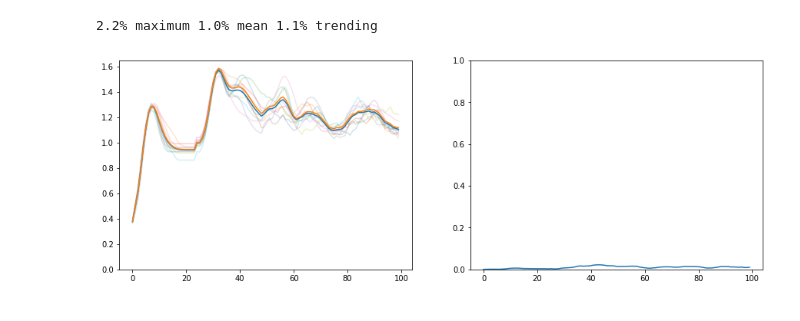
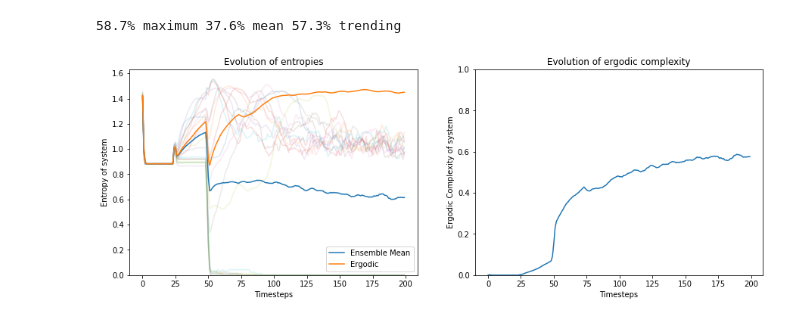
Before and after one commit to timjdavey/incoherence, a Jupyter notebook: notebooks/Analysis Daisyworld.ipynb, the cells around one changed output. Cells and saved outputs as stored; diff of their text form; code cells hidden in the pictures.

Commit message:
More tests of DaisyWorld

```diff
--- a/notebooks/Analysis Daisyworld.ipynb
+++ b/notebooks/Analysis Daisyworld.ipynb
@@ -104,0 +84,18 @@ worlds.plot()
+# %%
+complexities = {'mean': [], 'trend':[], 'max': []}
+luminosities = np.linspace(0.2, 1, 50)
+for lum in luminosities:
+    worlds = []
+    ensembles = 20
+    distance = 100
+    for w in range(ensembles):
+        worlds.append(DaisyWorld({
+        'white': {'albedo': 0.75, 'initial': np.random.uniform(0.05, 0.45)},
+        'black': {'albedo': 0.25, 'initial': np.random.uniform(0.05, 0.45)},
+        }, luminosity=lum, store=False))
+    analysis = DaisyWorldAnalysis(worlds, nbsetup.cp)
+    analysis.simulate(distance)
+    analysis.analyse()
+    complexities['mean'].append(analysis.complexity_mean)
+    complexities['trend'].append(analysis.complexity_trend)
+    complexities['max'].append(analysis.complexity_max)
@@ -105,18 +119,14 @@ worlds.plot()
 # %%
-
-creations = []
-ensembles = 10
+worlds = []
+ensembles = 20
+distance = 200
 for w in range(ensembles):
-    creations.append(DaisyWorld({
-    'white': {'albedo': 0.75, 'initial': 0.02},
-    'black': {'albedo': 0.25, 'initial': 0.02},
-    }, store=False))
-worlds = BasicDaisyWorldTimeSeries()
-worlds.worlds = creations
-worlds.simulate()
-worlds.analyse()
-worlds.stats()
-worlds.plot()
+    worlds.append(DaisyWorld({
+    'white': {'albedo': 0.75, 'initial': 0.3},
+    'black': {'albedo': 0.25, 'initial': 0.3},
+    }, luminosity=0.88, store=False))
+analysis = DaisyWorldAnalysis(worlds, nbsetup.cp)
+analysis.complete(distance)
 # %% [output]
-2.2% maximum 1.0% mean 1.1% trending
+58.7% maximum 37.6% mean 57.3% trending
-[figure, old version]
+[figure, new version]
```
Also changed, not shown: parts of 38 cells of this notebook, 5 other files.
